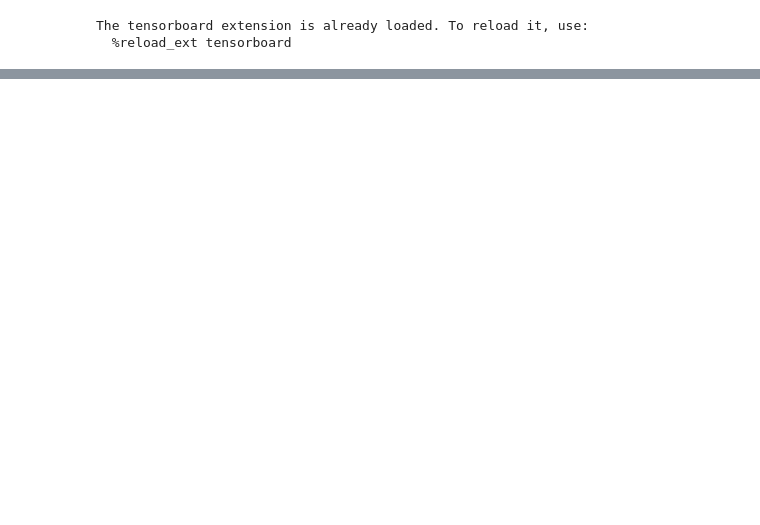
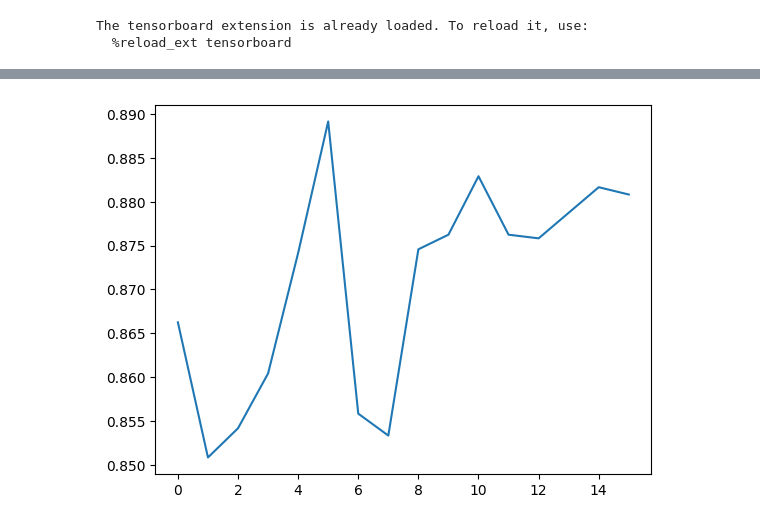
Before and after one commit to Waaflee/Data-Science-Journey, a Jupyter notebook: notebooks/brazilian_coffee_v2.ipynb, the cells around one changed output, grey strips where cells are left out. Saved outputs shown, nothing was run; the diff lists cells and outputs as text; code cells hidden in the pictures; blank space fills up the shorter version.

Commit message:
feat: added grid-search hp tuning to brazilian coffee

```diff
--- a/notebooks/brazilian_coffee_v2.ipynb
+++ b/notebooks/brazilian_coffee_v2.ipynb
@@ -105,0 +32,7 @@ np.std(all_scores)
+# %%
+# Variables
+epochs = 25
+montecarlo_iterations = 20
+batch_size = 64
+img_height = 64
+img_width = 64
@@ -105,0 +99,6 @@ np.std(all_scores)
+# %%
+def train_model(model, train_ds, val_ds, model_name=""):
+    # model.fit(train_ds, epochs=epochs, callbacks=[tensorboard_callback])
+    model.fit(train_ds, epochs=epochs, callbacks=[tf.keras.callbacks.TensorBoard(log_dir=log_dir + model_name, histogram_freq=1)])
+    _, accuracy = model.evaluate(val_ds)
+    return accuracy
@@ -105,0 +154,25 @@ np.std(all_scores)
+# %%
+def grid_search():
+    model_performance = []
+    session_num = 0
+    for num_conv_units in HP_NUM_CONV_UNITS.domain.values:
+        for num_dense_units in HP_NUM_DENSE_UNITS.domain.values:
+            for dropout_rate in (HP_DROPOUT.domain.min_value, HP_DROPOUT.domain.max_value):
+                for optimizer in HP_OPTIMIZER.domain.values:
+                    hparams = {
+                        HP_NUM_CONV_UNITS: num_conv_units,
+                        HP_NUM_DENSE_UNITS: num_dense_units,
+                        HP_DROPOUT: dropout_rate,
+                        HP_OPTIMIZER: optimizer,
+                    }
+                    run_name = "run-%d" % session_num
+                    print('--- Starting trial: %s' % run_name)
+                    print({h.name: hparams[h] for h in hparams})
+                    model = create_model(hparams)
+                    metrics = MCCV(model, hparams, 'logs/hparam_tuning/' + run_name)
+                    model_performance.append(metrics)
+                    session_num += 1
+
+    return (model_performance, session_num)
+# %%
+models_performances, sessions = grid_search()
@@ -106 +197,8 @@ np.std(all_scores)
+# %%
+from matplotlib import pyplot as plt
+
+plt.plot(list(range(0 ,len(models_performances))), [x[0] for x in models_performances])
+plt.show()
+# %% [output]
+[figure, added]
 # %%
```
Also changed, not shown: parts of 10 cells of this notebook, 1 other file.
